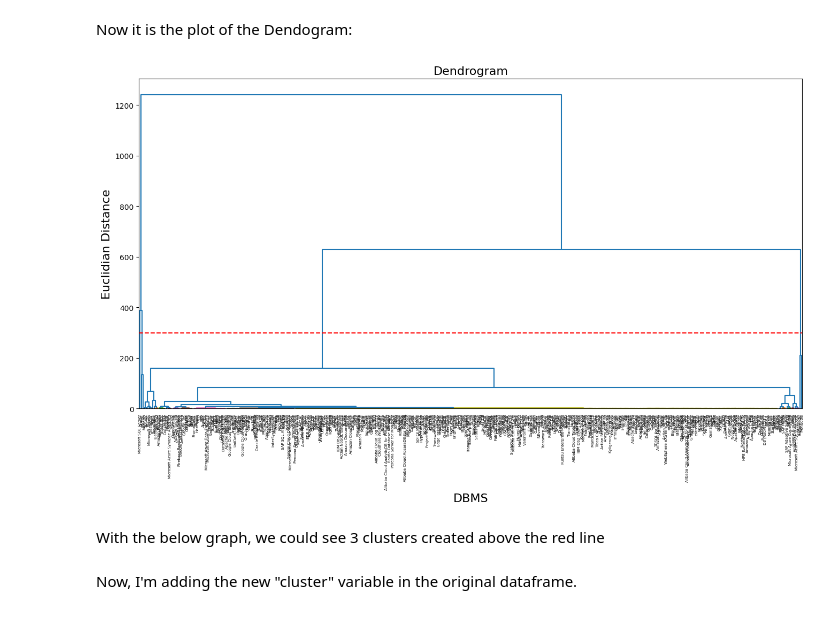
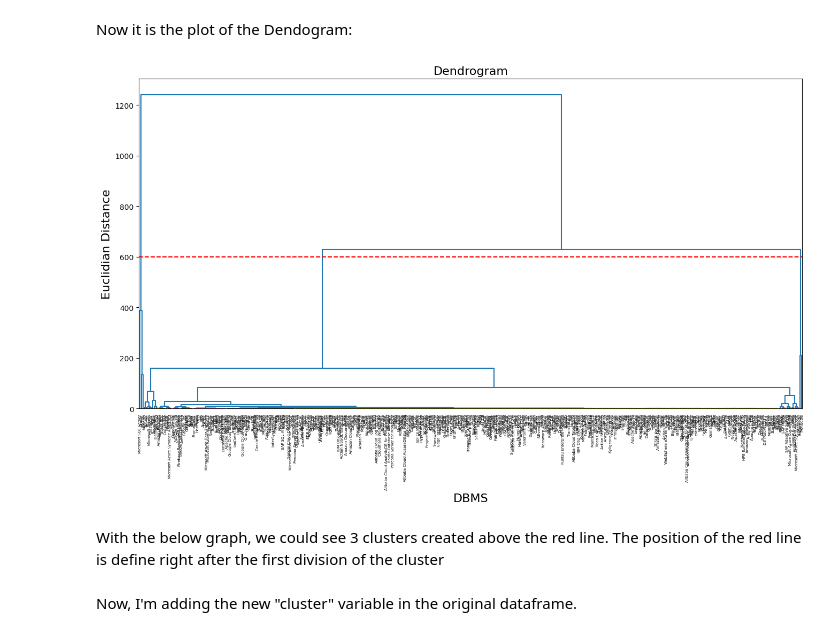
Before and after one commit to vaugsss/DataScience, a Jupyter notebook: DBMS.ipynb, the cells around one changed output. Cells and saved outputs as stored; diff of their text form; code cells hidden in the pictures.

```diff
--- a/DBMS.ipynb
+++ b/DBMS.ipynb
@@ -420,16 +423,16 @@ Now it is the plot of the Dendogram:
 # %%
 plt.figure(figsize=(16,8))
 dend_disteuclid = sch.linkage(scorepoints, method = 'complete', metric = 'euclidean')
 den_diseucluds = sch.dendrogram(dend_disteuclid, color_threshold = 4.5, labels = list(df.DBMS))
 plt.title('Dendrogram', fontsize=16)
 plt.xlabel('DBMS', fontsize=16)
 plt.ylabel('Euclidian Distance', fontsize=16)
-plt.axhline(y = 300, color = 'red', linestyle = '--')
+plt.axhline(y = 600, color = 'red', linestyle = '--')
 plt.show()
 # %% [output]
-[figure, old version]
+[figure, new version]
 # %% [markdown]
-With the below graph, we could see 3 clusters created above the red line
+With the below graph, we could see 3 clusters created above the red line. The position of the red line is define right after the first division of the cluster
 # %% [markdown]
 Now, I'm adding the new "cluster" variable in the original dataframe.
 # %%
```
Also changed, not shown: parts of 33 cells of this notebook.
